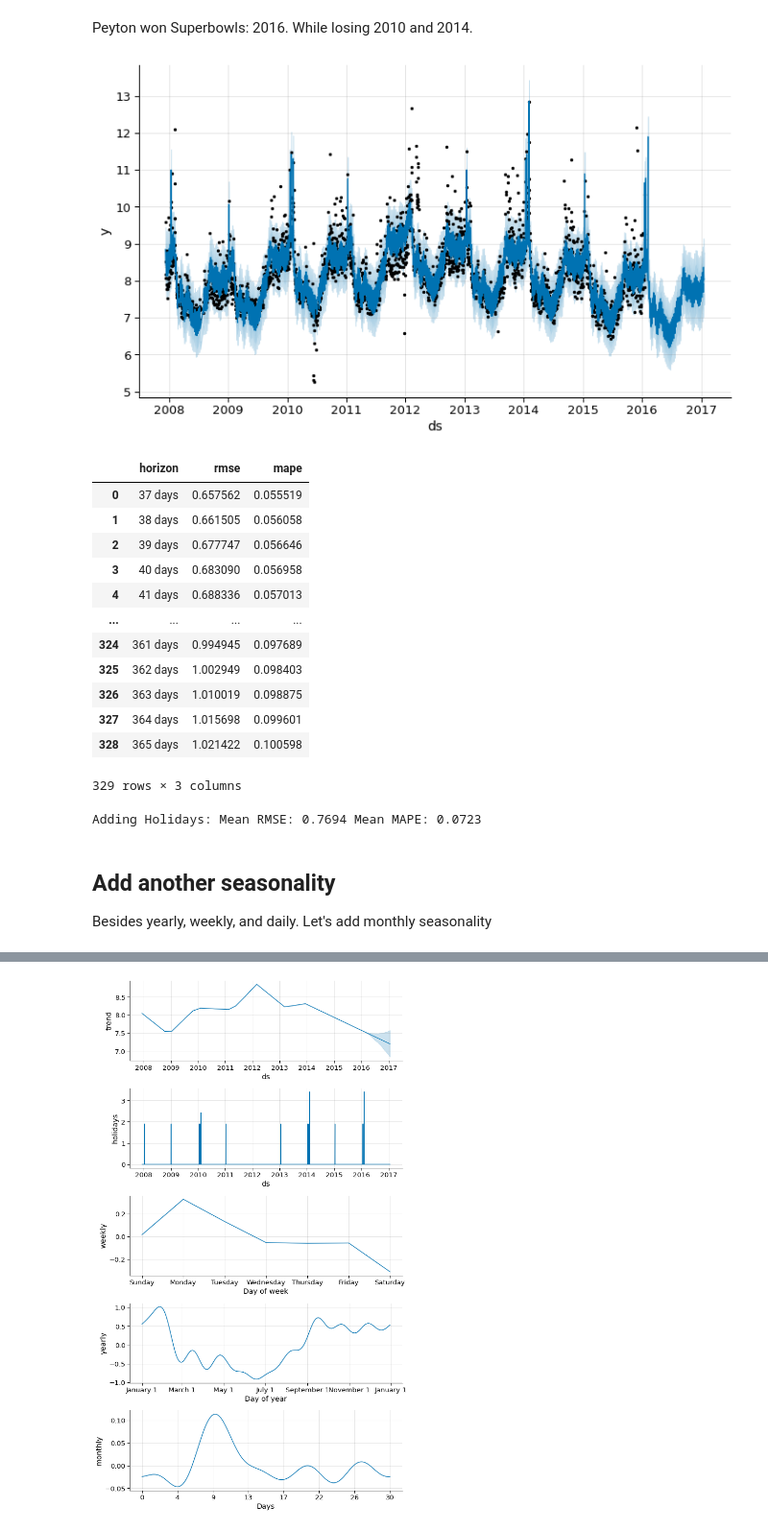
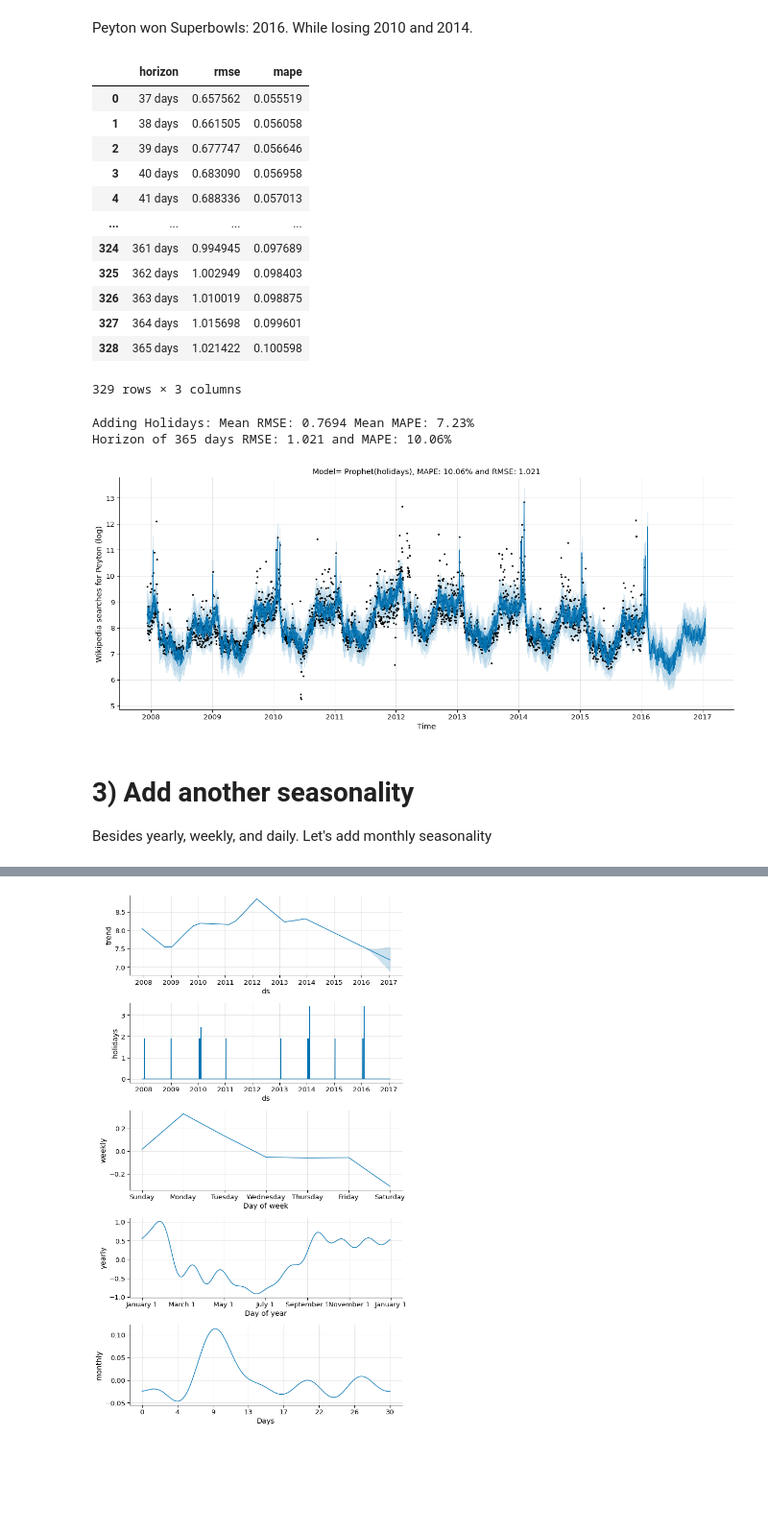
Before and after one commit to razielar/coursera_time_series_forecasting, a Jupyter notebook: time_series_analysis/week_3/3_fb_prophet/1_fb_prophet.ipynb, the cells around one changed output, grey strips where cells are left out. Shown at 96% size. Drawn from its saved outputs; the diff is of its cells as text; code cells hidden in the pictures; blank space fills up the shorter version.

Commit message:
prophet done

```diff
--- a/time_series_analysis/week_3/3_fb_prophet/1_fb_prophet.ipynb
+++ b/time_series_analysis/week_3/3_fb_prophet/1_fb_prophet.ipynb
@@ -281,7 +281,7 @@ holidays.head()
 # %%
 # fit and predict
 m_holidays= Prophet(holidays= holidays)
-forecast = m_holidays.fit(peyton).predict(future)
+forecast_holidays = m_holidays.fit(peyton).predict(future)
 # %% [output]
 INFO:prophet:Disabling daily seasonality. Run prophet with daily_seasonality=True to override this.
 Initial log joint probability = -19.4685
@@ -331,16 +331,13 @@ forecast_components= m_holidays.plot_components(forecast)
 [figure]
 # %% [markdown]
 Peyton won Superbowls: 2016. While losing 2010 and 2014.
-# %%
-forecast_plot= m_holidays.plot(forecast)
-# %% [output]
-[figure, old version]
 # %%
 df2_cv= cross_validation(m_holidays, horizon= '365 days', period= '180 days', initial= '730 days')
 # %%
 metrics_2= performance_metrics(df2_cv)
 display(metrics_2[['horizon', 'rmse', 'mape']])
-print("Adding Holidays: Mean RMSE: {:.4f} Mean MAPE: {:.4f}".format(np.mean(metrics_2['rmse']), np.mean(metrics_2['mape'])))
+print("Adding Holidays: Mean RMSE: {:.4f} Mean MAPE: {:.2%}".format(np.mean(metrics_2['rmse']), np.mean(metrics_2['mape'])))
+print("Horizon of 365 days RMSE: {:.3f} and MAPE: {:.2%}".format(metrics_2.iloc[metrics_2.shape[0]-1]['rmse'], metrics_2.iloc[metrics_2.shape[0]-1]['mape']))
 # %% [output]
 |  | horizon | rmse | mape |
 | 0 | 37 days | 0.657562 | 0.055519 |
@@ -355,9 +352,27 @@ print("Adding Holidays: Mean RMSE: {:.4f} Mean MAPE: {:.4f}".format(np.mean(metr
 | 327 | 364 days | 1.015698 | 0.099601 |
 | 328 | 365 days | 1.021422 | 0.100598 |
 329 rows × 3 columns
-Adding Holidays: Mean RMSE: 0.7694 Mean MAPE: 0.0723
+Adding Holidays: Mean RMSE: 0.7694 Mean MAPE: 7.23%
+Horizon of 365 days RMSE: 1.021 and MAPE: 10.06%
+# %%
+h_1_mape= metrics_2.iloc[metrics_2.shape[0]-1]['mape']
+h_1_rmse= metrics_2.iloc[metrics_2.shape[0]-1]['rmse']
+
+plot_name= 'prophet.holidays.model.png'
+
+forecast_holidays_plot= m_holidays.plot(forecast_holidays, figsize= (17,7))
+
+ax = forecast_holidays_plot.gca()
+ax.set_title("Model= Prophet(holidays), MAPE: {:.2%} and RMSE: {:.3f}".format(h_1_mape, h_1_rmse))
+ax.set_xlabel("Time")
+ax.set_ylabel("Wikipedia searches for Peyton (log)")
+
+plt.show()
+forecast_holidays_plot.savefig(image_dir+plot_name)
+# %% [output]
+[figure, new version]
 # %% [markdown]
-## Add another seasonality
+# 3) Add another seasonality
 Besides yearly, weekly, and daily. Let's add monthly seasonality
 # %%
 m_holidays_extra_s= Prophet(holidays= holidays)
```
Also changed, not shown: parts of 19 cells of this notebook, 3 other files.
